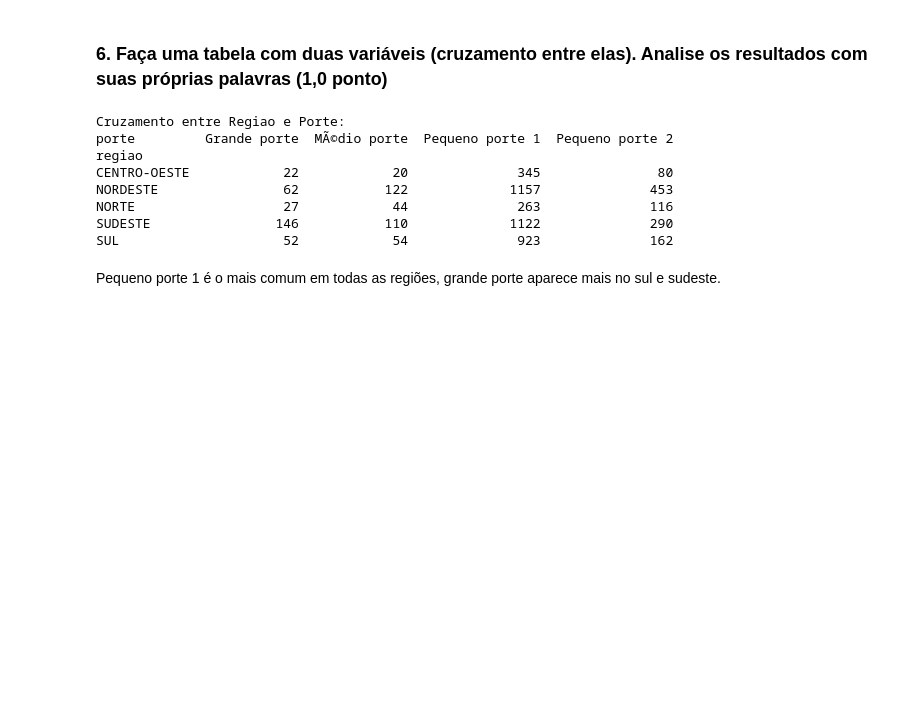
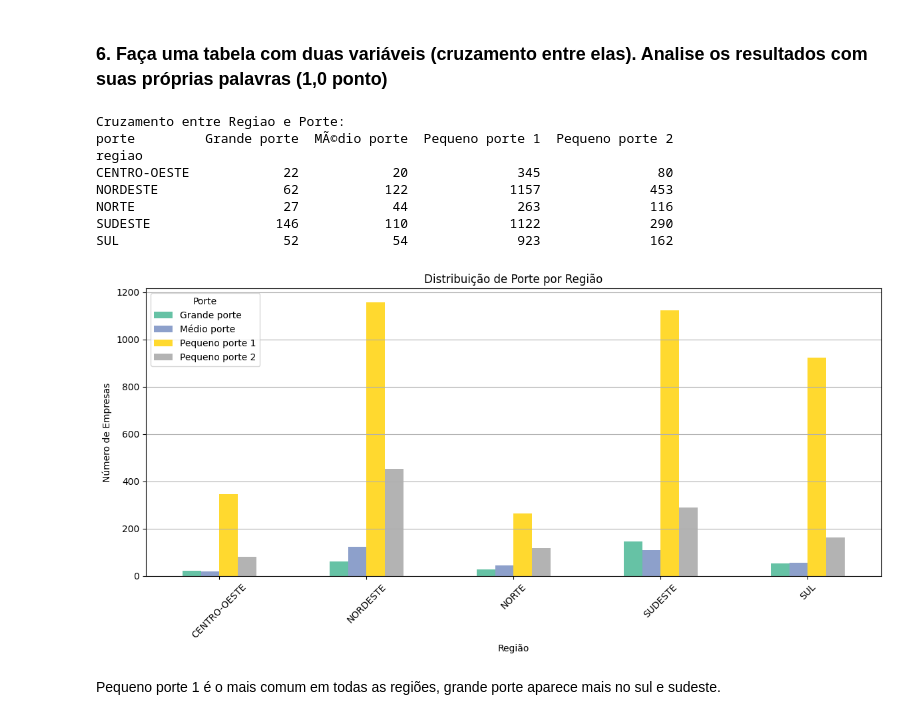
Before and after one commit to Hugsy013/Projeto-Solange, a Jupyter notebook: AVA2_Turma_4_nome_e_sobrenome_do_integrante_do_grupo.ipynb, the cells around one changed output. Saved outputs shown, nothing was run; the diff lists cells and outputs as text; code cells hidden in the pictures; blank space fills up the shorter version.

```diff
--- a/AVA2_Turma_4_nome_e_sobrenome_do_integrante_do_grupo.ipynb
+++ b/AVA2_Turma_4_nome_e_sobrenome_do_integrante_do_grupo.ipynb
@@ -236,6 +326,30 @@ NORDESTE                62           122             1157              453
 NORTE                   27            44              263              116
 SUDESTE                146           110             1122              290
 SUL                     52            54              923              162
+# %%
+import matplotlib.pyplot as plt
+import pandas as pd
+
+# Dados da crosstab
+cross_tab = pd.DataFrame({
+    'Grande porte': [22, 62, 27, 146, 52],
+    'Médio porte': [20, 122, 44, 110, 54],
+    'Pequeno porte 1': [345, 1157, 263, 1122, 923],
+    'Pequeno porte 2': [80, 453, 116, 290, 162]
+}, index=['CENTRO-OESTE', 'NORDESTE', 'NORTE', 'SUDESTE', 'SUL'])
+
+# Plotando gráfico de barras agrupadas
+cross_tab.plot(kind='bar', figsize=(12, 6), colormap='Set2')
+plt.title('Distribuição de Porte por Região')
+plt.xlabel('Região')
+plt.ylabel('Número de Empresas')
+plt.xticks(rotation=45)
+plt.grid(axis='y')
+plt.legend(title='Porte')
+plt.tight_layout()
+plt.show()
+# %% [output]
+[figure, added]
 # %% [markdown]
 Pequeno porte 1 é o mais comum em todas as regiões, grande porte aparece mais no sul e sudeste.
 # %% [markdown]
```
Also changed, not shown: parts of 8 cells of this notebook, 1 other file.
